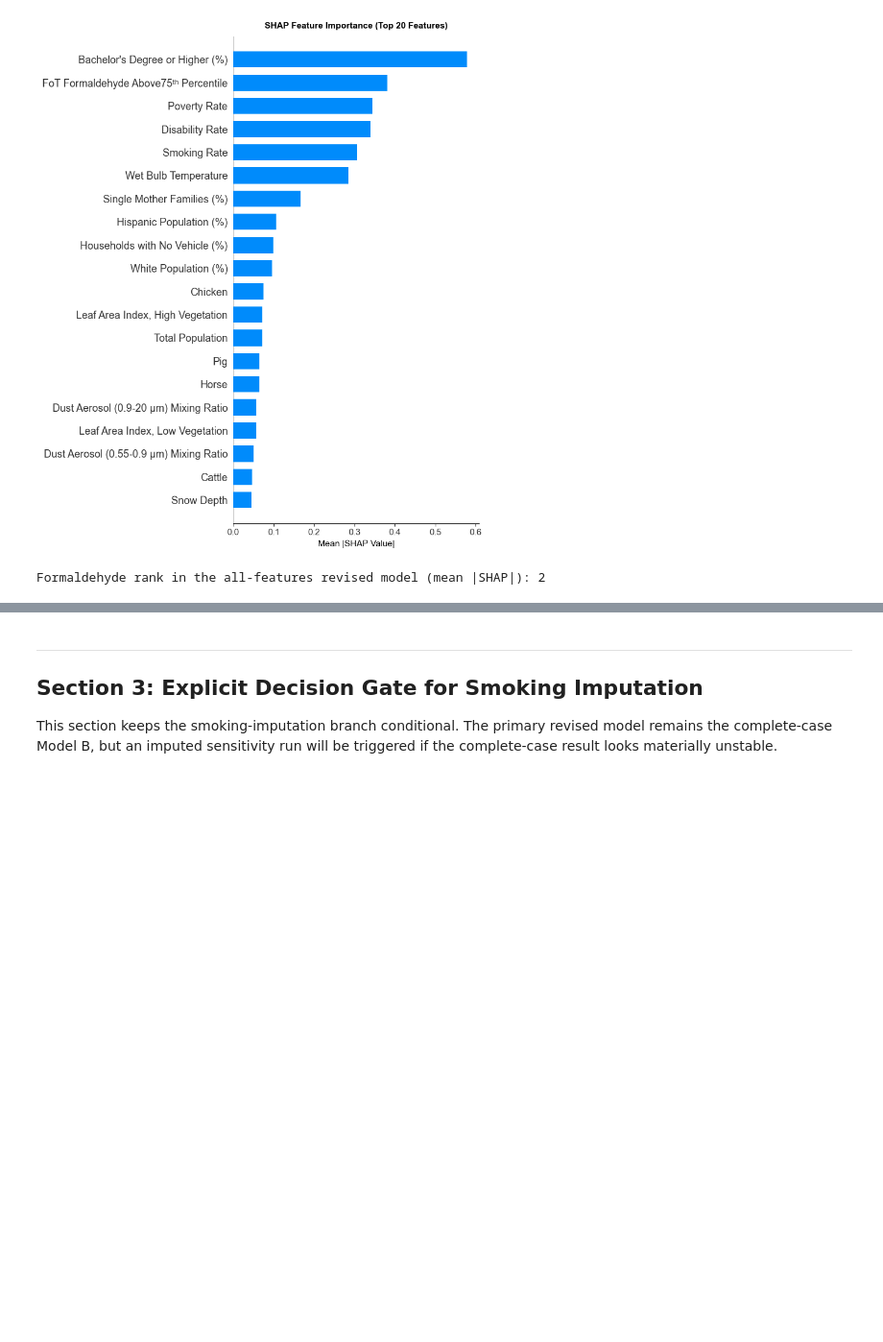
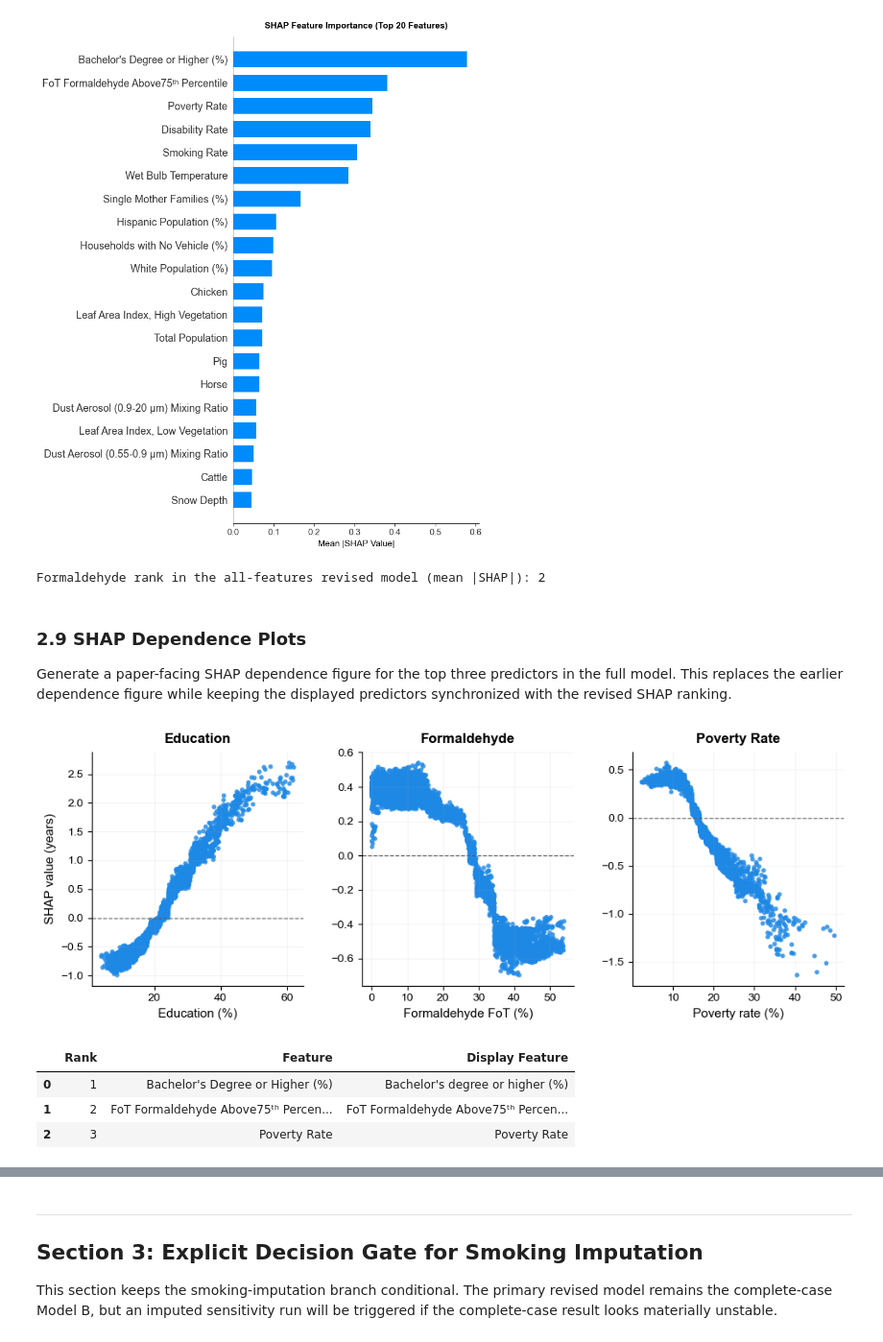
Before and after one commit to samyakshrestha/predicting-life-expectancy, a Jupyter notebook: notebooks_clean/12_revision_analyses.ipynb, the cells around one changed output, grey strips where cells are left out. Shown at 96% size. Drawn from its saved outputs; the diff is of its cells as text; code cells hidden in the pictures; blank space fills up the shorter version.

```diff
--- a/notebooks_clean/12_revision_analyses.ipynb
+++ b/notebooks_clean/12_revision_analyses.ipynb
@@ -790,3 +790,72 @@ Creating SHAP explainer...
 [figure]
 [figure]
 Formaldehyde rank in the all-features revised model (mean |SHAP|): 2
+# %% [markdown]
+### 2.9 SHAP Dependence Plots
+
+Generate a paper-facing SHAP dependence figure for the top three predictors in the full model. This replaces the earlier dependence figure while keeping the displayed predictors synchronized with the revised SHAP ranking.
+# %%
+top_dependence_features = [
+    feature for feature in shap_ranking_model_b['Feature'].tolist()
+    if feature not in REPORTING_EXCLUDE_FEATURES
+][:3]
+
+DEPENDENCE_TITLES = {
+    "Bachelor's Degree or Higher (%)": "Education",
+    FORMALDEHYDE_FEATURE: "Formaldehyde",
+    'Poverty Rate': "Poverty Rate",
+}
+DEPENDENCE_AXIS_LABELS = {
+    "Bachelor's Degree or Higher (%)": "Education (%)",
+    FORMALDEHYDE_FEATURE: "Formaldehyde FoT (%)",
+    'Poverty Rate': "Poverty rate (%)",
+}
+DEPENDENCE_DISPLAY_LABELS = {
+    "Bachelor's Degree or Higher (%)": "Bachelor's degree or higher (%)",
+    FORMALDEHYDE_FEATURE: "FoT Formaldehyde Above75ᵗʰ Percentile",
+    'Poverty Rate': "Poverty Rate",
+}
+
+dependence_features_df = pd.DataFrame({
+    'Rank': np.arange(1, len(top_dependence_features) + 1),
+    'Feature': top_dependence_features,
+    'Display Feature': [DEPENDENCE_DISPLAY_LABELS.get(feature, clean_display_labels(feature)) for feature in top_dependence_features]
+})
+dependence_features_df.to_csv(OUTPUT_DIR / 'model_b_shap_dependence_top3_features.csv', index=False)
+
+fig, axes = plt.subplots(1, 3, figsize=(10, 3.8), sharey=False)
+for ax, feature in zip(axes, top_dependence_features):
+    feature_idx = list(X_test_model_b.columns).index(feature)
+    x_values = X_test_model_b[feature]
+    y_values = shap_values_model_b[:, feature_idx]
+    ax.scatter(
+        x_values,
+        y_values,
+        s=16,
+        alpha=0.82,
+        color='#1E88E5',
+        edgecolors='none',
+        rasterized=True
+    )
+    ax.axhline(0, color='0.35', linestyle='--', linewidth=0.9, alpha=0.85)
+    ax.set_title(DEPENDENCE_TITLES.get(feature, clean_display_labels(feature)), fontsize=FONT_SIZE + 1, fontweight='bold', pad=8)
+    ax.set_xlabel(DEPENDENCE_AXIS_LABELS.get(feature, clean_display_labels(feature)), fontsize=FONT_SIZE)
+    ax.grid(alpha=0.12)
+    ax.tick_params(axis='both', labelsize=FONT_SIZE - 1)
+    ax.spines['top'].set_visible(False)
+    ax.spines['right'].set_visible(False)
+
+axes[0].set_ylabel('SHAP value (years)', fontsize=FONT_SIZE)
+plt.tight_layout(w_pad=2.2)
+plt.savefig(OUTPUT_DIR / 'model_b_shap_dependence_top3.png', dpi=DPI, bbox_inches='tight')
+plt.show()
+
+record_artifact(OUTPUT_DIR / 'model_b_shap_dependence_top3_features.csv', 'Section 2', 'Full model SHAP dependence feature list', False)
+record_artifact(OUTPUT_DIR / 'model_b_shap_dependence_top3.png', 'Section 2', 'Full model SHAP dependence plots for top three predictors', True)
+display(dependence_features_df)
+# %% [output]
+[figure, added]
+|  | Rank | Feature | Display Feature |
+| 0 | 1 | Bachelor's Degree or Higher (%) | Bachelor's degree or higher (%) |
+| 1 | 2 | FoT Formaldehyde Above75ᵗʰ Percen... | FoT Formaldehyde Above75ᵗʰ Percen... |
+| 2 | 3 | Poverty Rate | Poverty Rate |
```
Also changed, not shown: parts of 3 cells of this notebook, 2 other files.
